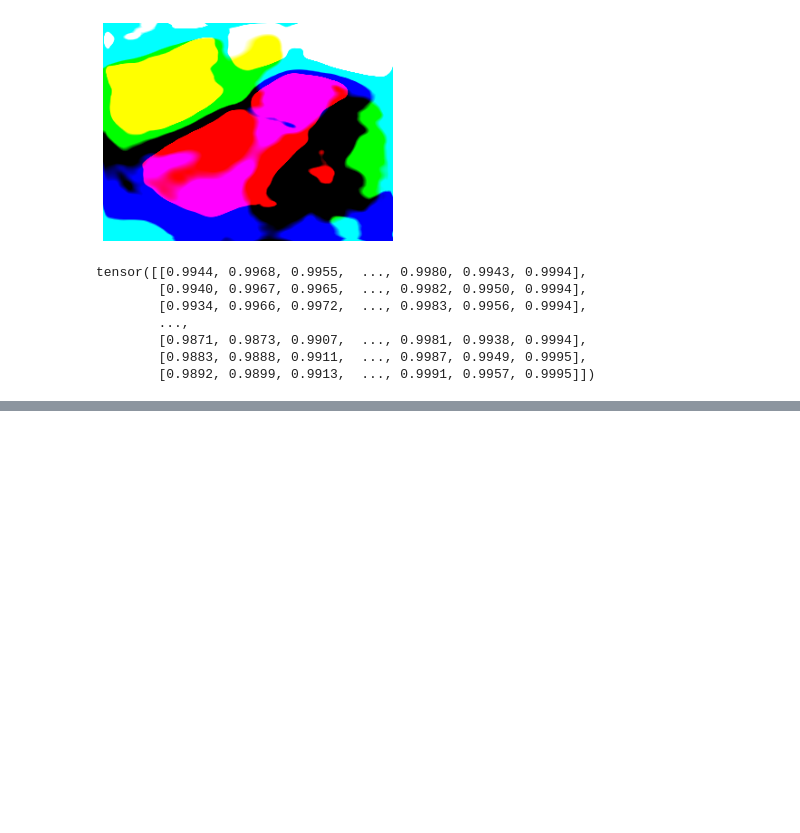
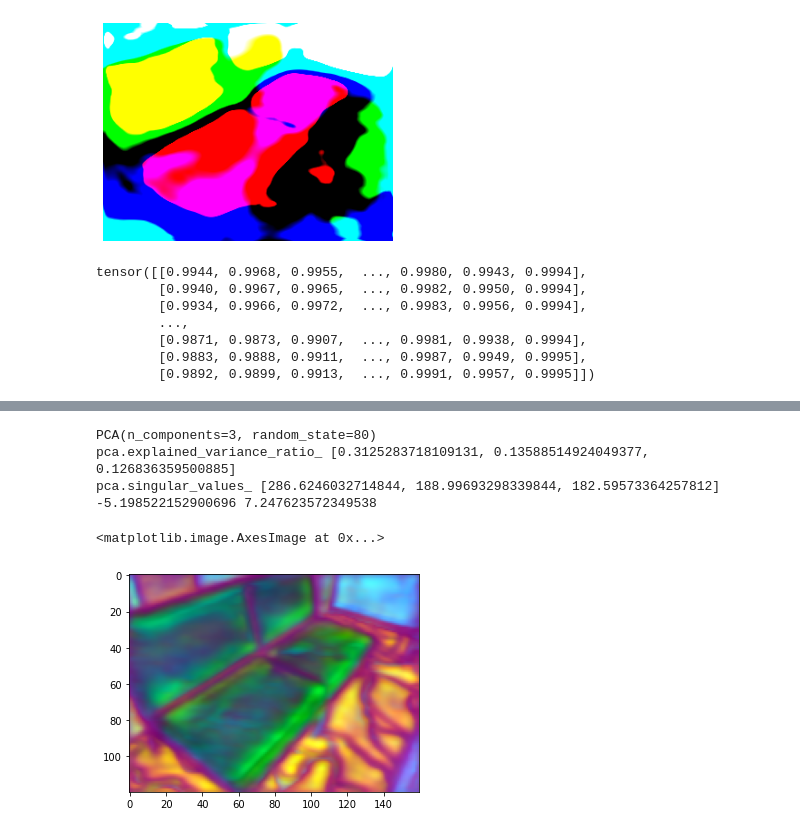
Before and after one commit to lifuguan/reflected_gnt, a Jupyter notebook: visualize.ipynb, the cells around one changed output, grey strips where cells are left out. Saved outputs shown, nothing was run; the diff lists cells and outputs as text; code cells hidden in the pictures; blank space fills up the shorter version.

```diff
--- a/visualize.ipynb
+++ b/visualize.ipynb
@@ -289,0 +290,37 @@ print(feat_2d.shape)
+# %%
+from sklearn.decomposition import PCA
+import sklearn
+import numpy as np
+import torch
+feat_2d = torch.from_numpy(np.load("out/feats_out.npy"))
+fmap = feat_2d.cuda()
+pca = sklearn.decomposition.PCA(3, random_state=80)
+f_samples = fmap.permute(0, 2, 3, 1).reshape(-1, fmap.shape[1])[::3].cpu().numpy()
+transformed = pca.fit_transform(f_samples)
+print(pca)
+print("pca.explained_variance_ratio_", pca.explained_variance_ratio_.tolist())
+print("pca.singular_values_", pca.singular_values_.tolist())
+feature_pca_mean = torch.tensor(f_samples.mean(0)).float().cuda()
+feature_pca_components = torch.tensor(pca.components_).float().cuda()
+q1, q99 = np.percentile(transformed, [1, 99])
+feature_pca_postprocess_sub = q1
+feature_pca_postprocess_div = (q99 - q1)
+print(q1, q99)
+del f_samples
+
+import time
+from PIL import Image
+import matplotlib.pyplot as plt
+start = time.time()
+vis_feature = (fmap.permute(0, 2, 3, 1).reshape(-1, fmap.shape[1]) - feature_pca_mean[None, :]) @ feature_pca_components.T
+vis_feature = (vis_feature - feature_pca_postprocess_sub) / feature_pca_postprocess_div
+vis_feature = vis_feature.clamp(0.0, 1.0).float().reshape((fmap.shape[2], fmap.shape[3], 3)).cpu()
+Image.fromarray((vis_feature.cpu().numpy() * 255).astype(np.uint8)).save("out/pca_feat_out.png")
+plt.imshow((vis_feature.cpu().numpy() * 255).astype(np.uint8))
+# %% [output]
+PCA(n_components=3, random_state=80)
+pca.explained_variance_ratio_ [0.3125283718109131, 0.13588514924049377, 0.126836359500885]
+pca.singular_values_ [286.6246032714844, 188.99693298339844, 182.59573364257812]
+-5.198522152900696 7.247623572349538
+<matplotlib.image.AxesImage at 0x...>
+[figure, added]
```
Also changed, not shown: parts of 5 cells of this notebook, 3 other files.
